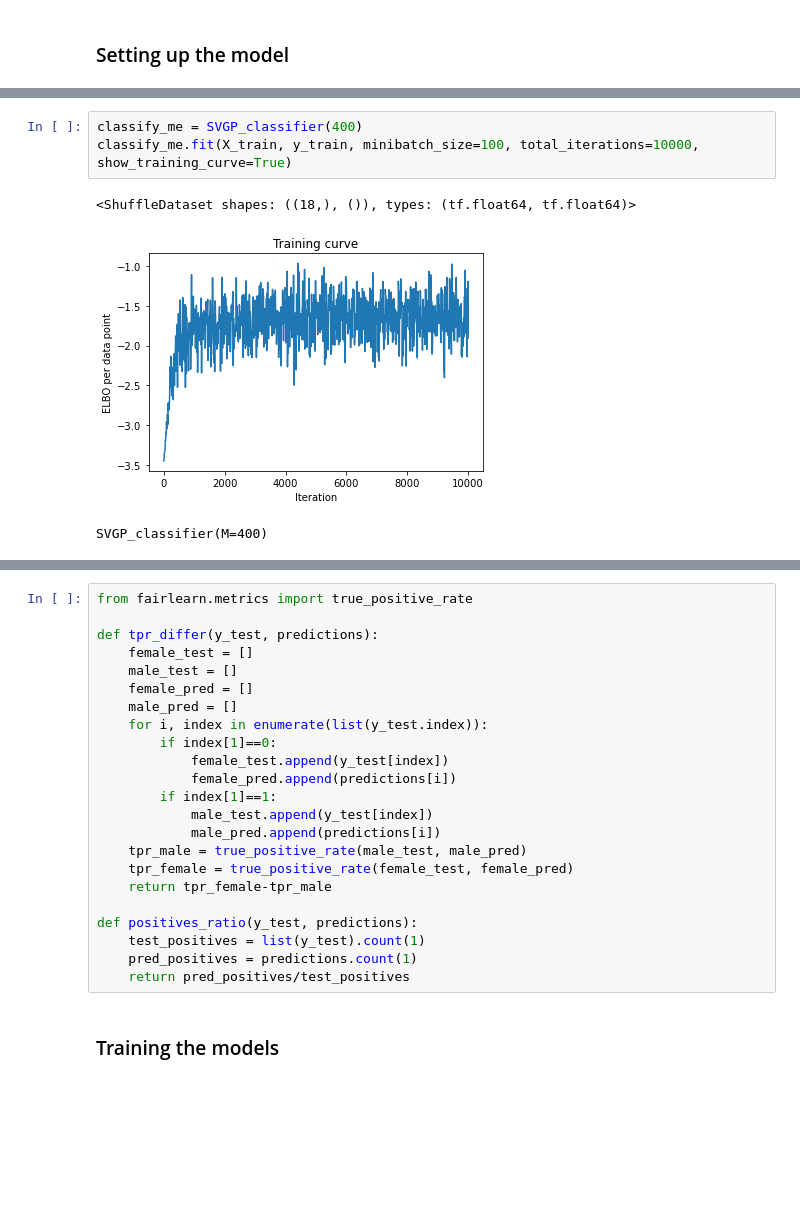
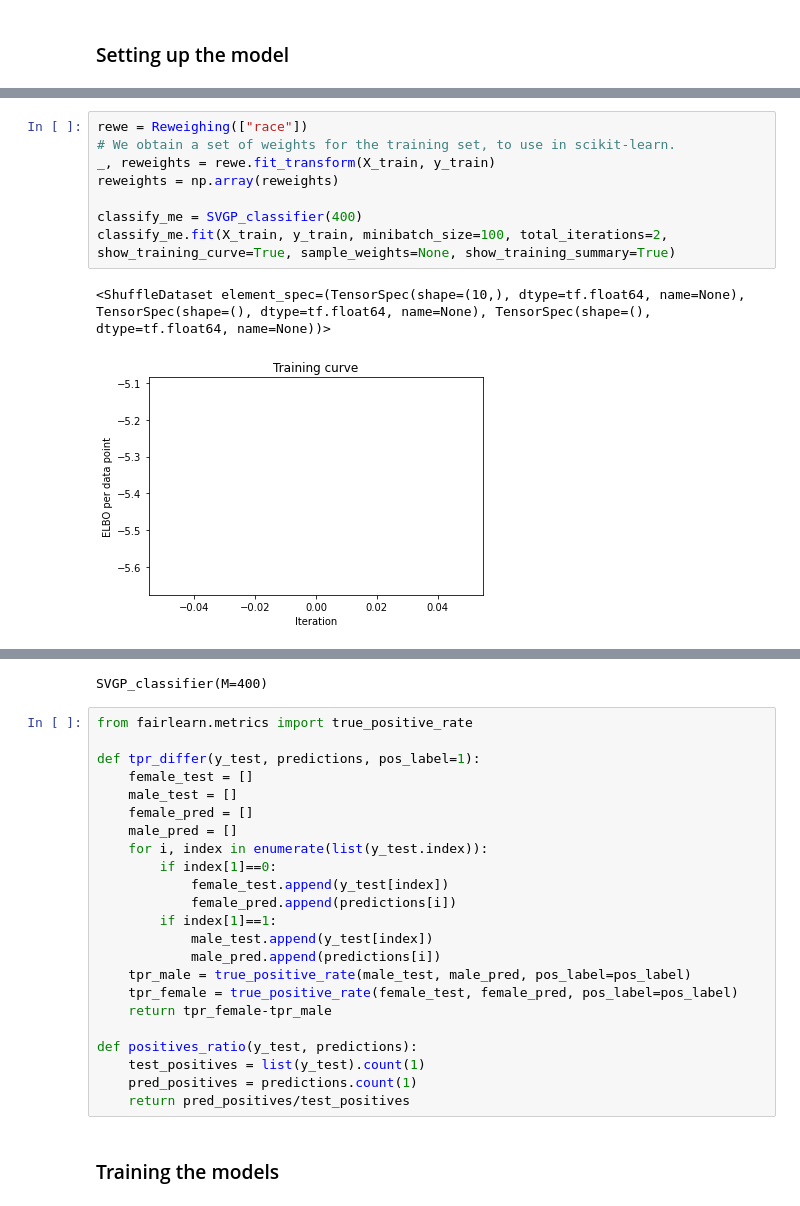
Before and after one commit to hugheshallettj/Fair_SVGP, a Jupyter notebook: SVGP_class_fairness_cw2.ipynb, the cells around one changed output, grey strips where cells are left out. Drawn from its saved outputs; the diff is of its cells as text; blank space fills up the shorter version.

```diff
--- a/SVGP_class_fairness_cw2.ipynb
+++ b/SVGP_class_fairness_cw2.ipynb
@@ -323,7 +419,11 @@ class SVGP_classifier(ClassifierMixin, BaseEstimator):
-# %%
-classify_me = SVGP_classifier(400)
-classify_me.fit(X_train, y_train, minibatch_size=100, total_iterations=10000, show_training_curve=True)
-# %% [output]
-<ShuffleDataset shapes: ((18,), ()), types: (tf.float64, tf.float64)>
-[figure, removed]
-SVGP_classifier(M=400)
+# %%
+rewe = Reweighing(["race"])
+# We obtain a set of weights for the training set, to use in scikit-learn.
+_, reweights = rewe.fit_transform(X_train, y_train)
+reweights = np.array(reweights)
+
+classify_me = SVGP_classifier(400)
+classify_me.fit(X_train, y_train, minibatch_size=100, total_iterations=2, show_training_curve=True, sample_weights=None, show_training_summary=True)
+# %% [output]
+<ShuffleDataset element_spec=(TensorSpec(shape=(10,), dtype=tf.float64, name=None), TensorSpec(shape=(), dtype=tf.float64, name=None), TensorSpec(shape=(), dtype=tf.float64, name=None))>
+[figure, added]
@@ -330,7 +438,8 @@ SVGP_classifier(M=400)
+SVGP_classifier(M=400)
 # %%
 from fairlearn.metrics import true_positive_rate
 
-def tpr_differ(y_test, predictions):
+def tpr_differ(y_test, predictions, pos_label=1):
     female_test = []
     male_test = []
     female_pred = []
@@ -342,8 +451,8 @@ def tpr_differ(y_test, predictions):
         if index[1]==1:
             male_test.append(y_test[index])
             male_pred.append(predictions[i])
-    tpr_male = true_positive_rate(male_test, male_pred)
-    tpr_female = true_positive_rate(female_test, female_pred)
+    tpr_male = true_positive_rate(male_test, male_pred, pos_label=pos_label)
+    tpr_female = true_positive_rate(female_test, female_pred, pos_label=pos_label)
     return tpr_female-tpr_male
 
 def positives_ratio(y_test, predictions):
```
Also changed, not shown: parts of 10 cells of this notebook, 4 other files.
